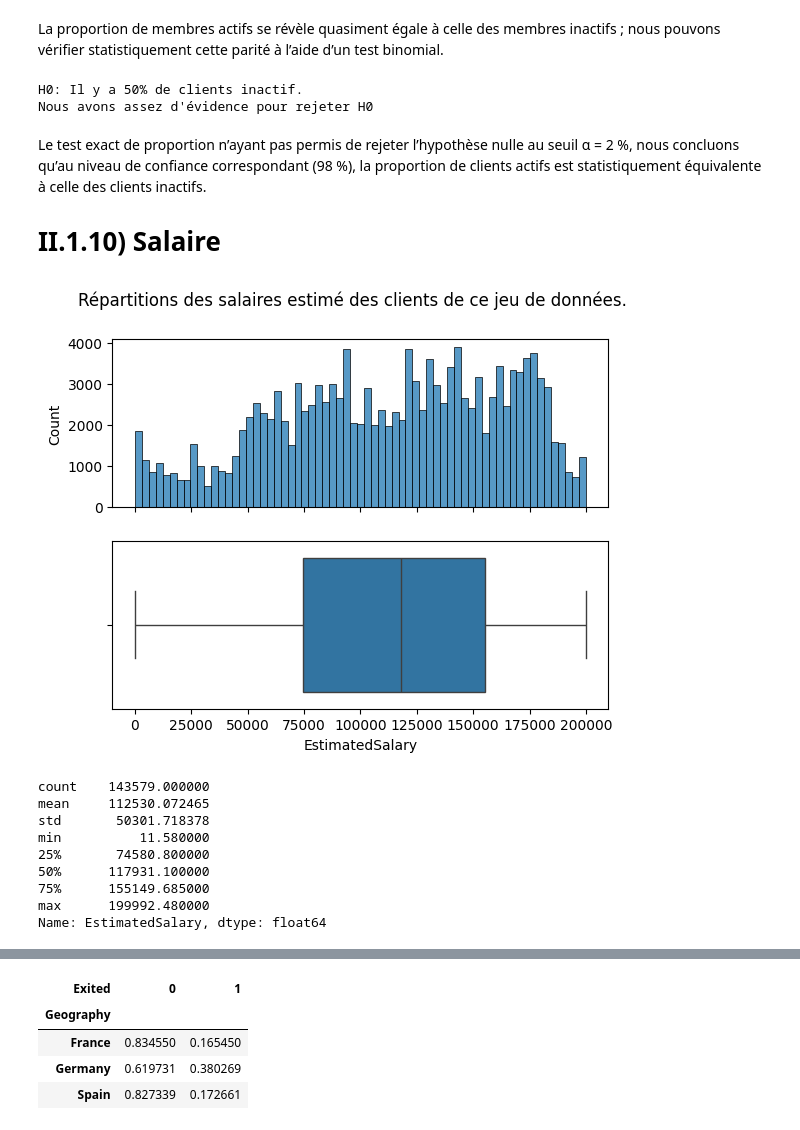
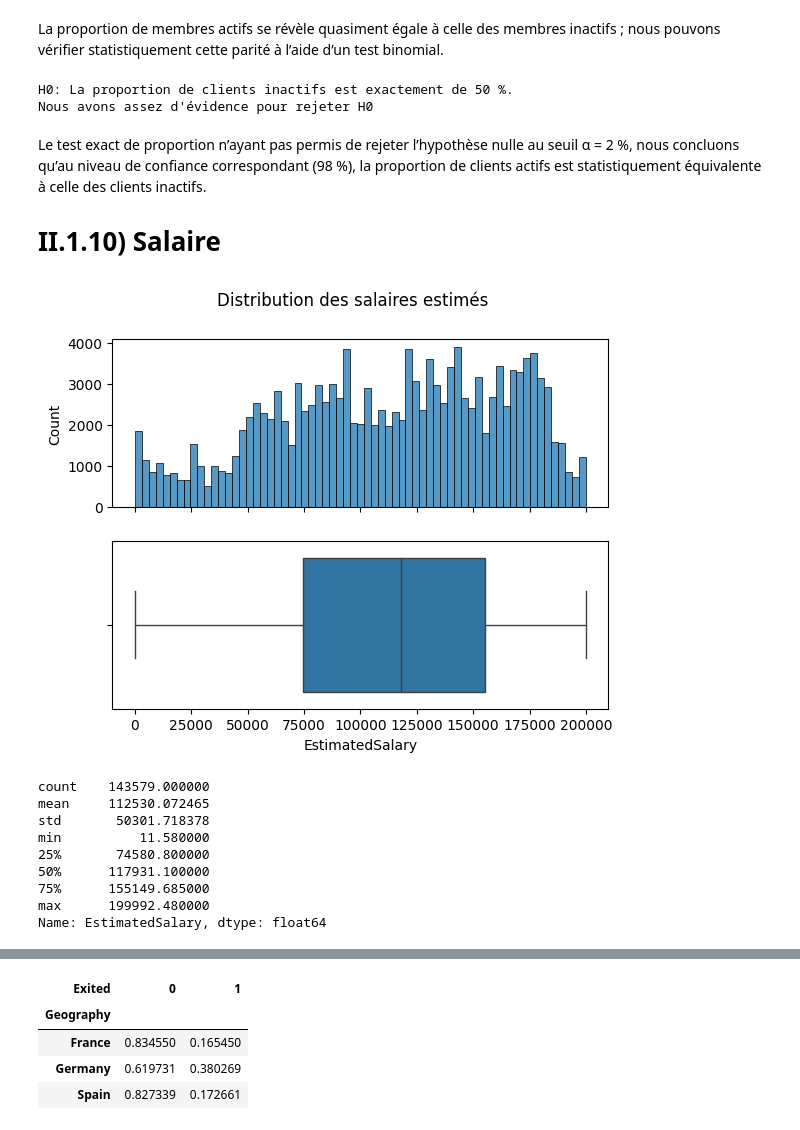
Before and after one commit to fmazur57u/Bank-churn, a Jupyter notebook: bankChurn/projet_bank_churn.ipynb, the cells around one changed output, grey strips where cells are left out. Saved outputs shown, nothing was run; the diff lists cells and outputs as text; code cells hidden in the pictures.

```diff
--- a/bankChurn/projet_bank_churn.ipynb
+++ b/bankChurn/projet_bank_churn.ipynb
@@ -214,7 +214,7 @@ Name: count, dtype: int64
 # %% [markdown]
 La proportion de membres actifs se révèle quasiment égale à celle des membres inactifs ; nous pouvons vérifier statistiquement cette parité à l’aide d’un test binomial.
 # %%
-print("H0: Il y a 50% de clients inactif.")
+print("H0: La proportion de clients inactifs est exactement de 50 %.")
 
 alpha = 0.02
 
@@ -227,7 +227,7 @@ if p_value < alpha:
 else:
     print("Nous n'avons pas assez d'évidence pour rejeter H0.")
 # %% [output]
-H0: Il y a 50% de clients inactif.
+H0: La proportion de clients inactifs est exactement de 50 %.
 Nous avons assez d'évidence pour rejeter H0
 # %% [markdown]
 Le test exact de proportion n’ayant pas permis de rejeter l’hypothèse nulle au seuil α = 2 %, nous concluons qu’au niveau de confiance correspondant (98 %), la proportion de clients actifs est statistiquement équivalente à celle des clients inactifs.
@@ -235,13 +235,13 @@ Le test exact de proportion n’ayant pas permis de rejeter l’hypothèse nulle
 # II.1.10) Salaire
 # %%
 fig, ax = plt.subplots(2, 1, sharex=True)
-plt.suptitle("Répartitions des salaires estimé des clients de ce jeu de données.")
+plt.suptitle("Distribution des salaires estimés")
 sns.histplot(data=train_set, x="EstimatedSalary", ax=ax[0])
 sns.boxplot(data=train_set, x="EstimatedSalary", ax=ax[1])
 plt.show()
 train_set["EstimatedSalary"].describe()
 # %% [output]
-[figure, old version]
+[figure, new version]
 count    143579.000000
 mean     112530.072465
 std       50301.718378
```
Also changed, not shown: parts of 29 cells of this notebook, 1 other file.
